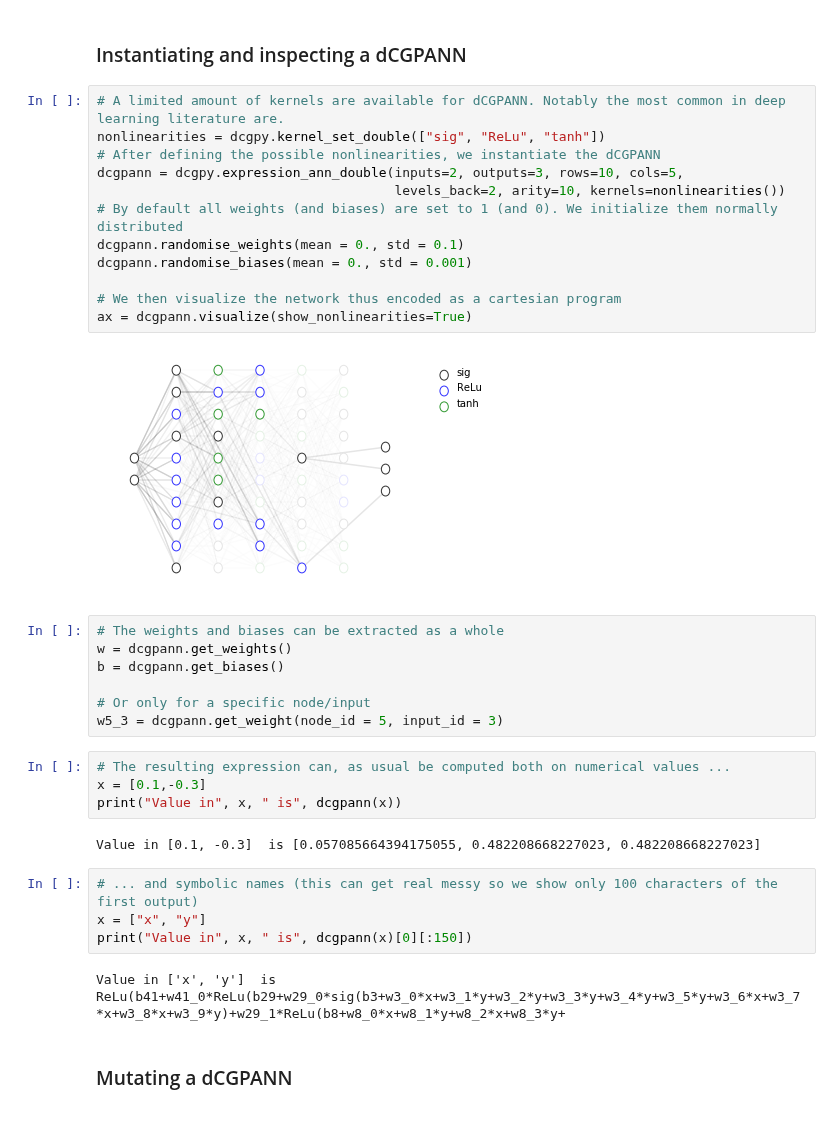
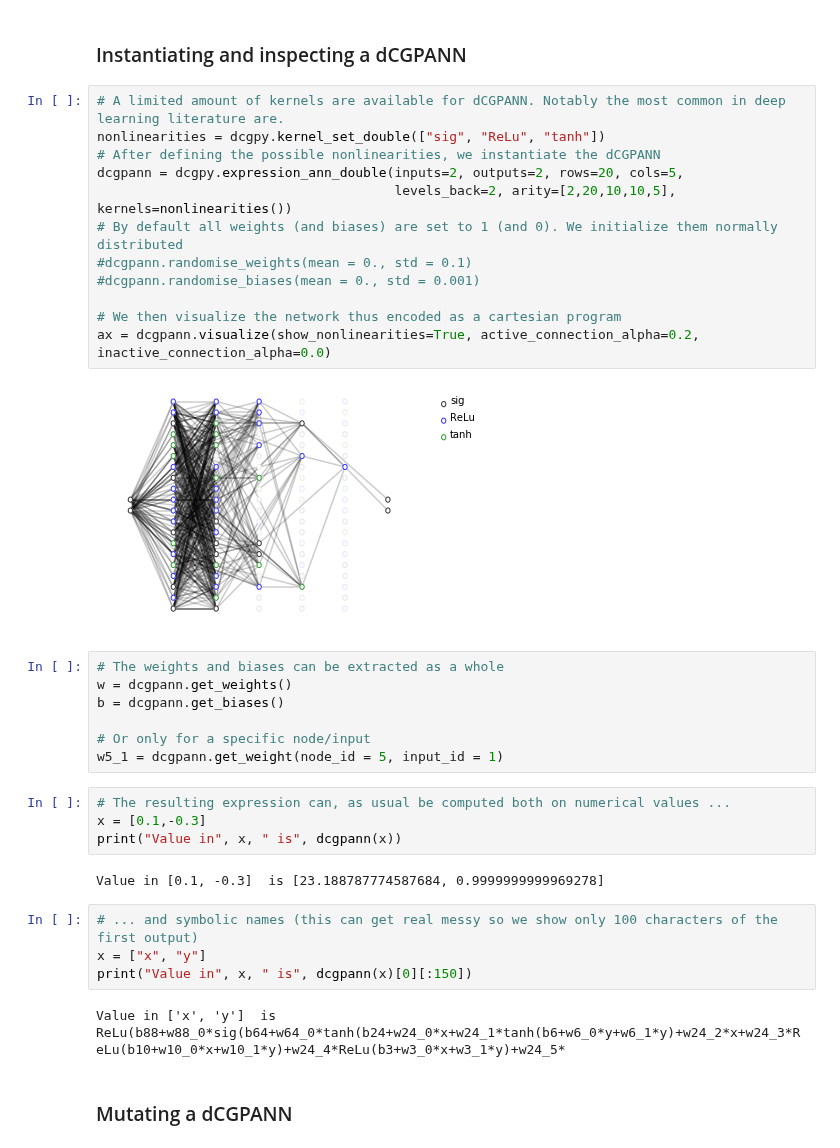
Before and after one commit to darioizzo/dcgp, a Jupyter notebook: doc/sphinx/notebooks/dCGPANN.ipynb, the cells around one changed output. Drawn from its saved outputs; the diff is of its cells as text.

Commit message:
visualization restored for ann cgp (with variable arity)

```diff
--- a/doc/sphinx/notebooks/dCGPANN.ipynb
+++ b/doc/sphinx/notebooks/dCGPANN.ipynb
@@ -15,36 +15,36 @@ from tqdm import tqdm
 # %%
 # A limited amount of kernels are available for dCGPANN. Notably the most common in deep learning literature are.
 nonlinearities = dcgpy.kernel_set_double(["sig", "ReLu", "tanh"])
 # After defining the possible nonlinearities, we instantiate the dCGPANN
-dcgpann = dcgpy.expression_ann_double(inputs=2, outputs=3, rows=10, cols=5,
-                                      levels_back=2, arity=10, kernels=nonlinearities())
+dcgpann = dcgpy.expression_ann_double(inputs=2, outputs=2, rows=20, cols=5,
+                                      levels_back=2, arity=[2,20,10,10,5], kernels=nonlinearities())
 # By default all weights (and biases) are set to 1 (and 0). We initialize them normally distributed
-dcgpann.randomise_weights(mean = 0., std = 0.1)
-dcgpann.randomise_biases(mean = 0., std = 0.001)
+#dcgpann.randomise_weights(mean = 0., std = 0.1)
+#dcgpann.randomise_biases(mean = 0., std = 0.001)
 
 # We then visualize the network thus encoded as a cartesian program
-ax = dcgpann.visualize(show_nonlinearities=True)
+ax = dcgpann.visualize(show_nonlinearities=True, active_connection_alpha=0.2, inactive_connection_alpha=0.0)
 # %% [output]
-[figure, old version]
+[figure, new version]
 # %%
 # The weights and biases can be extracted as a whole
 w = dcgpann.get_weights()
 b = dcgpann.get_biases()
 
 # Or only for a specific node/input
-w5_3 = dcgpann.get_weight(node_id = 5, input_id = 3)
+w5_1 = dcgpann.get_weight(node_id = 5, input_id = 1)
 # %%
 # The resulting expression can, as usual be computed both on numerical values ...
 x = [0.1,-0.3]
 print("Value in", x, " is", dcgpann(x))
 # %% [output]
-Value in [0.1, -0.3]  is [0.057085664394175055, 0.482208668227023, 0.482208668227023]
+Value in [0.1, -0.3]  is [23.188787774587684, 0.9999999999969278]
 # %%
 # ... and symbolic names (this can get real messy so we show only 100 characters of the first output)
 x = ["x", "y"]
 print("Value in", x, " is", dcgpann(x)[0][:150])
 # %% [output]
-Value in ['x', 'y']  is ReLu(b41+w41_0*ReLu(b29+w29_0*sig(b3+w3_0*x+w3_1*y+w3_2*y+w3_3*y+w3_4*y+w3_5*y+w3_6*x+w3_7*x+w3_8*x+w3_9*y)+w29_1*ReLu(b8+w8_0*x+w8_1*y+w8_2*x+w8_3*y+
+Value in ['x', 'y']  is ReLu(b88+w88_0*sig(b64+w64_0*tanh(b24+w24_0*x+w24_1*tanh(b6+w6_0*y+w6_1*y)+w24_2*x+w24_3*ReLu(b10+w10_0*x+w10_1*y)+w24_4*ReLu(b3+w3_0*x+w3_1*y)+w24_5*
 # %% [markdown]
 ### Mutating a dCGPANN
 # %%
```
Also changed, not shown: parts of 5 cells of this notebook, 7 other files.
